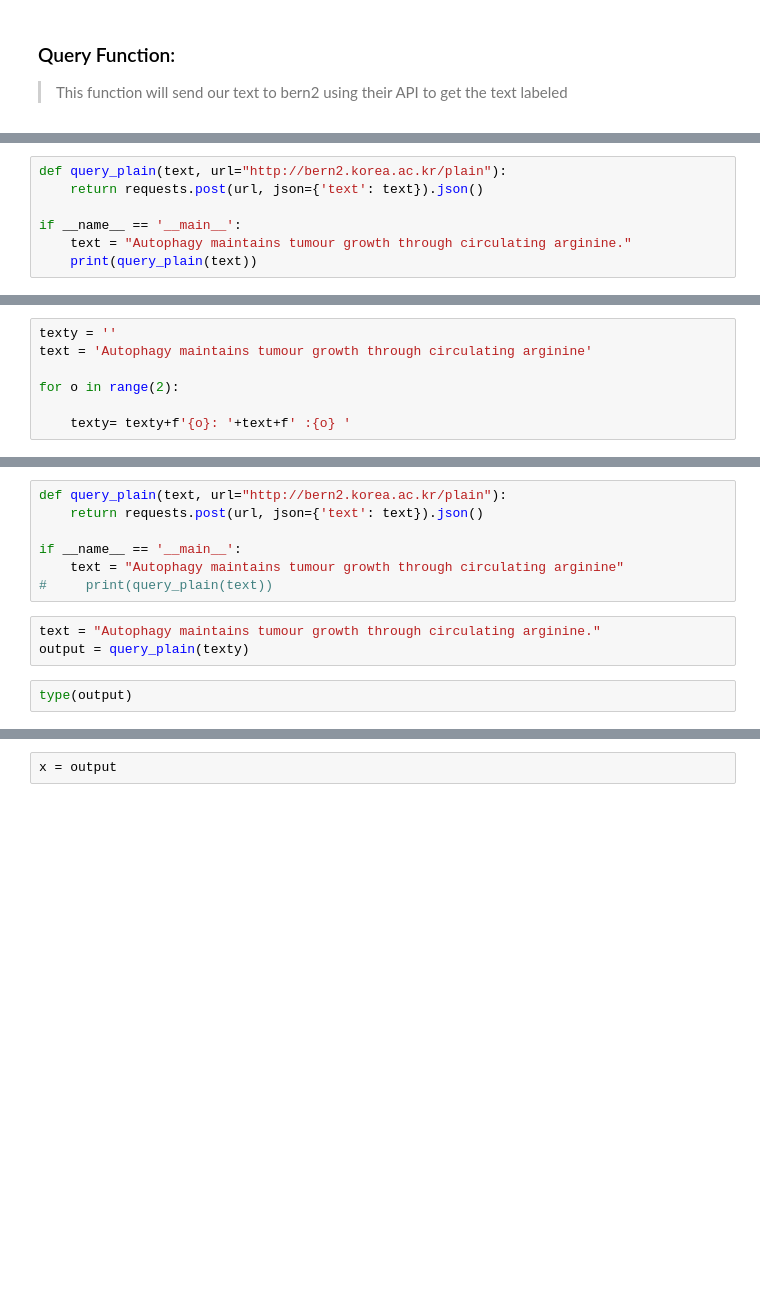
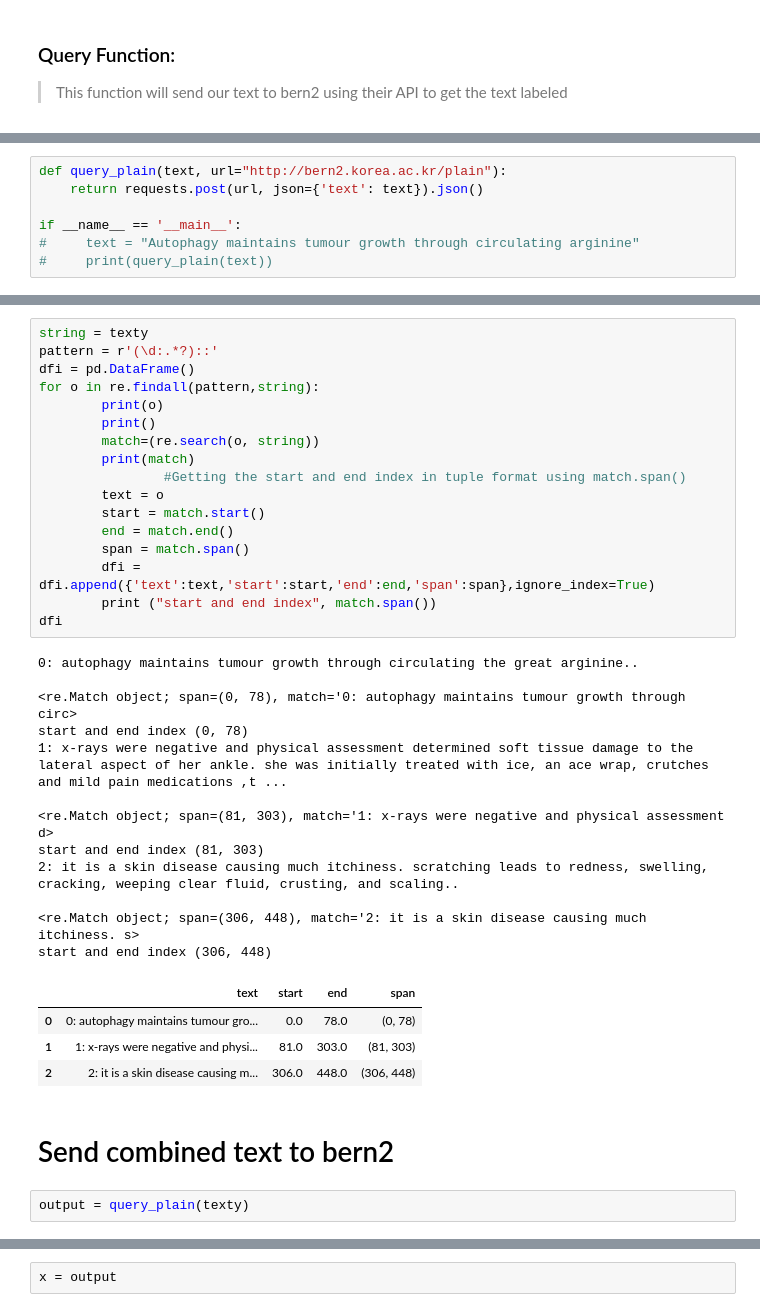
Before and after one commit to daveramseymusic/biobert-bern, a Jupyter notebook: nbs/01_biobertApi.ipynb, the cells around one changed output, grey strips where cells are left out. Drawn from its saved outputs; the diff is of its cells as text; blank space fills up the shorter version.

```diff
--- a/nbs/01_biobertApi.ipynb
+++ b/nbs/01_biobertApi.ipynb
@@ -62,5 +61,5 @@ def query_plain(text, url="http://bern2.korea.ac.kr/plain"):
     return requests.post(url, json={'text': text}).json()
 
 if __name__ == '__main__':
-    text = "Autophagy maintains tumour growth through circulating arginine."
-    print(query_plain(text))
+#     text = "Autophagy maintains tumour growth through circulating arginine"
+#     print(query_plain(text))
@@ -69,7 +65,0 @@ KeyboardInterrupt:
-# %%
-texty = ''
-text = 'Autophagy maintains tumour growth through circulating arginine'
-
-for o in range(2):
-
-    texty= texty+f'{o}: '+text+f' :{o} '
@@ -80,13 +72,39 @@ texty
-# %%
-def query_plain(text, url="http://bern2.korea.ac.kr/plain"):
-    return requests.post(url, json={'text': text}).json()
-
-if __name__ == '__main__':
-    text = "Autophagy maintains tumour growth through circulating arginine"
-#     print(query_plain(text))
-# %%
-text = "Autophagy maintains tumour growth through circulating arginine."
-output = query_plain(texty)
-# %%
-type(output)
+# %%
+string = texty
+pattern = r'(\d:.*?)::'
+dfi = pd.DataFrame()
+for o in re.findall(pattern,string):
+        print(o)
+        print()
+        match=(re.search(o, string))
+        print(match)
+                #Getting the start and end index in tuple format using match.span()
+        text = o
+        start = match.start()
+        end = match.end()
+        span = match.span()
+        dfi = dfi.append({'text':text,'start':start,'end':end,'span':span},ignore_index=True)
+        print ("start and end index", match.span())
+dfi
+# %% [output]
+0: autophagy maintains tumour growth through circulating the great arginine..
+
+<re.Match object; span=(0, 78), match='0: autophagy maintains tumour growth through circ>
+start and end index (0, 78)
+1: x-rays were negative and physical assessment determined soft tissue damage to the lateral aspect of her ankle. she was initially treated with ice, an ace wrap, crutches and mild pain medications ,t ...
+
+<re.Match object; span=(81, 303), match='1: x-rays were negative and physical assessment d>
+start and end index (81, 303)
+2: it is a skin disease causing much itchiness. scratching leads to redness, swelling, cracking, weeping clear fluid, crusting, and scaling..
+
+<re.Match object; span=(306, 448), match='2: it is a skin disease causing much itchiness. s>
+start and end index (306, 448)
+|  | text | start | end | span |
+| 0 | 0: autophagy maintains tumour gro... | 0.0 | 78.0 | (0, 78) |
+| 1 | 1: x-rays were negative and physi... | 81.0 | 303.0 | (81, 303) |
+| 2 | 2: it is a skin disease causing m... | 306.0 | 448.0 | (306, 448) |
+# %% [markdown]
+# Send combined text to bern2
+# %%
+output = query_plain(texty)
 # %%
```
Also changed, not shown: parts of 22 cells of this notebook.
